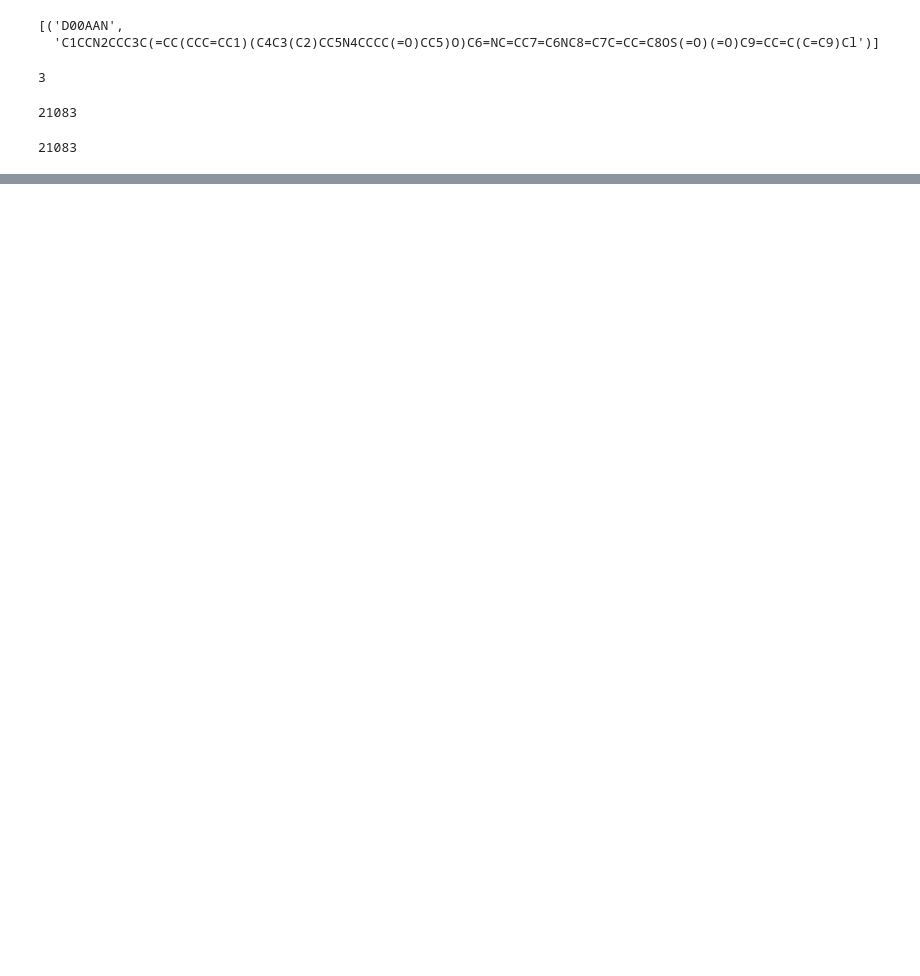
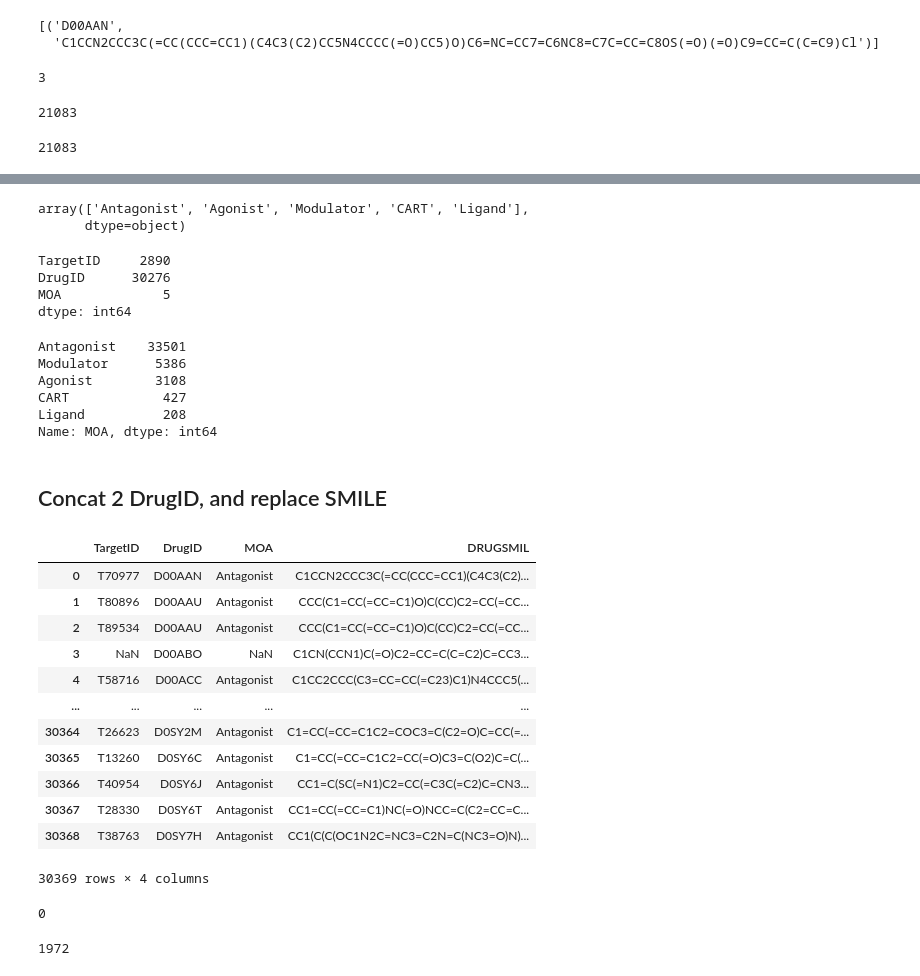
Before and after one commit to marcustan-94/ddi, a Jupyter notebook: notebooks/ys_feat_aug_txt.ipynb, the cells around one changed output, grey strips where cells are left out. Saved outputs shown, nothing was run; the diff lists cells and outputs as text; code cells hidden in the pictures; blank space fills up the shorter version.

```diff
--- a/notebooks/ys_feat_aug_txt.ipynb
+++ b/notebooks/ys_feat_aug_txt.ipynb
@@ -82,0 +63,3 @@ id_df.head()
+# %%
+tdd_df = df.drop(columns = 'Highest_status')
+tdd_df.head()
@@ -82,0 +73,68 @@ id_df.head()
+# %%
+anta_list = ['Inhibitor', 'Antagonist', 'Blocker', 'Inhibitor (gating inhibitor)',
+             'Blocker (channel blocker)', 'Disrupter', 'Suppressor', 'Inactivator', 'Inverse agonist',
+             'Inhibitor; Antagonist; Blocker', 'antagonist', 'Antagonist (gating inhibitor)','Antagonist (channel blocker)',
+            'Antagonist; Antagonist; Antagonist','Agonis; Antagonist','Agonis; Inverse agonist']
+ago_list = ['Agonist', 'Activator', 'Stimulator', 'Immunostimulant', 'Enhancer', 'Inducer', 'Regulator (upregulator)',
+            'Cofactor', 'Partial agonist', 'Co-agonist', 'Stimulator ','Agonist ','Modulator (Agonist)']
+mod_list = ['Modulator', 'Binder', 'Binder (minor groove binder)', 'Immunomodulator', 'Modulator (allosteric modulator)',
+            'Immunomodulator (Immunostimulant)','Regulator', 'Immunomodulator ','Modulator (minor groove binder)',
+           'Modulator (upregulator)','Modulator ']
+cart_list = ['CAR-T-Cell-Therapy', 'CAR-T-Cell-Therapy(Dual specific)','CART(Dual specific)']
+drop_list = ['Chelator', 'Reactivator', 'Intercalator', 'Antisense', 'Immune response agent', 'Stabilizer','Stablizer',
+             'Opener', 'Breaker', 'Degrader', 'Replacement', 'Antisense ','.']
+# %%
+tdd_df = tdd_df[tdd_df['MOA'].isin(drop_list) == False]
+tdd_df['MOA'] = tdd_df['MOA'].replace(anta_list, 'Antagonist')
+tdd_df['MOA'] = tdd_df['MOA'].replace(ago_list, 'Agonist')
+tdd_df['MOA'] = tdd_df['MOA'].replace(mod_list, 'Modulator')
+tdd_df['MOA'] = tdd_df['MOA'].replace(cart_list, 'CART')
+# %%
+tdd_df['MOA'].unique()
+# %% [output]
+array(['Antagonist', 'Agonist', 'Modulator', 'CART', 'Ligand'],
+      dtype=object)
+# %%
+tdd_df.nunique()
+# %% [output]
+TargetID     2890
+DrugID      30276
+MOA             5
+dtype: int64
+# %%
+tdd_df['MOA'].value_counts()
+# %% [output]
+Antagonist    33501
+Modulator      5386
+Agonist        3108
+CART            427
+Ligand          208
+Name: MOA, dtype: int64
+# %% [markdown]
+## Concat 2 DrugID, and replace SMILE
+# %%
+drug_df = pd.merge(tdd_df, id_df, on='DrugID', how='right')
+# %%
+drug_df
+# %% [output]
+|  | TargetID | DrugID | MOA | DRUGSMIL |
+| 0 | T70977 | D00AAN | Antagonist | C1CCN2CCC3C(=CC(CCC=CC1)(C4C3(C2)... |
+| 1 | T80896 | D00AAU | Antagonist | CCC(C1=CC(=CC=C1)O)C(CC)C2=CC(=CC... |
+| 2 | T89534 | D00AAU | Antagonist | CCC(C1=CC(=CC=C1)O)C(CC)C2=CC(=CC... |
+| 3 | NaN | D00ABO | NaN | C1CN(CCN1)C(=O)C2=CC=C(C=C2)C=CC3... |
+| 4 | T58716 | D00ACC | Antagonist | C1CC2CCC(C3=CC=CC(=C23)C1)N4CCC5(... |
+| ... | ... | ... | ... | ... |
+| 30364 | T26623 | D0SY2M | Antagonist | C1=CC(=CC=C1C2=COC3=C(C2=O)C=CC(=... |
+| 30365 | T13260 | D0SY6C | Antagonist | C1=CC(=CC=C1C2=CC(=O)C3=C(O2)C=C(... |
+| 30366 | T40954 | D0SY6J | Antagonist | CC1=C(SC(=N1)C2=CC(=C3C(=C2)C=CN3... |
+| 30367 | T28330 | D0SY6T | Antagonist | CC1=CC(=CC=C1)NC(=O)NCC=C(C2=CC=C... |
+| 30368 | T38763 | D0SY7H | Antagonist | CC1(C(C(OC1N2C=NC3=C2N=C(NC3=O)N)... |
+30369 rows × 4 columns
+# %%
+drug_df['DRUGSMIL'].isnull().sum()
+# %% [output]
+0
+# %%
+drug_df['TargetID'].isnull().sum()
+# %% [output]
+1972
```
Also changed, not shown: parts of 36 cells of this notebook, 3 other files.
